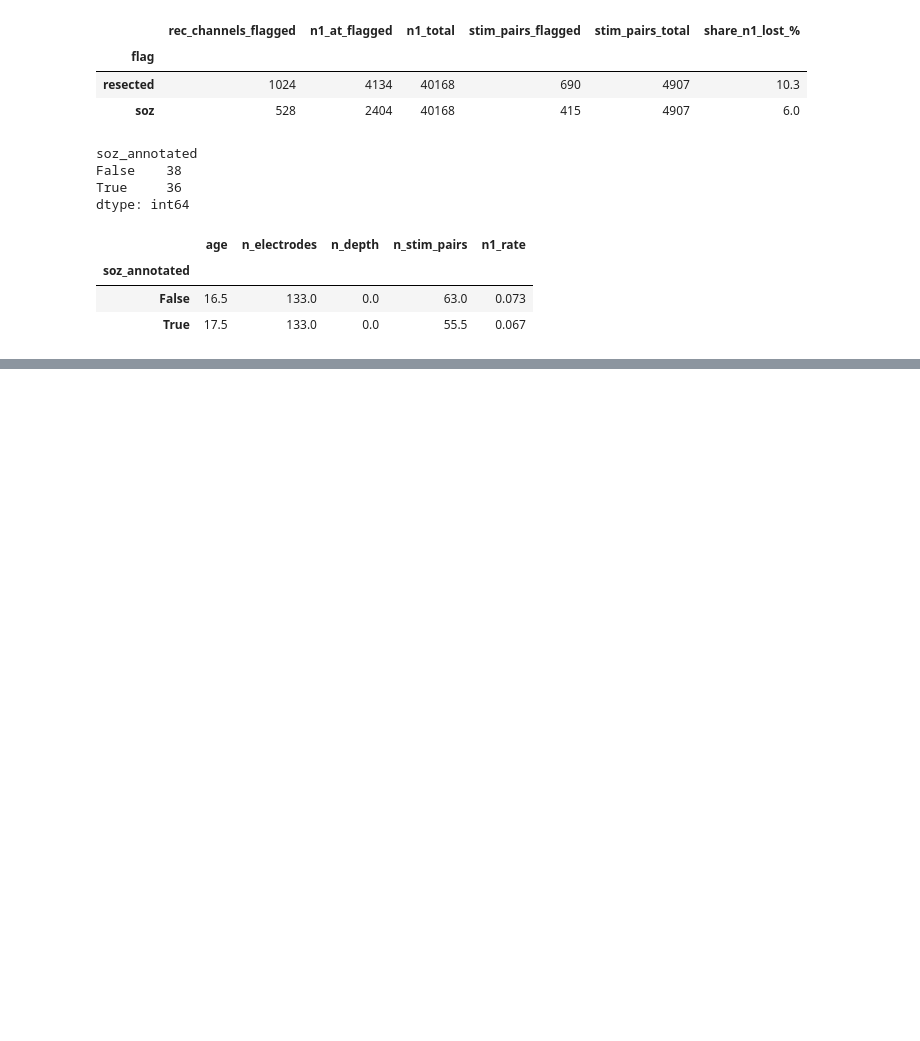
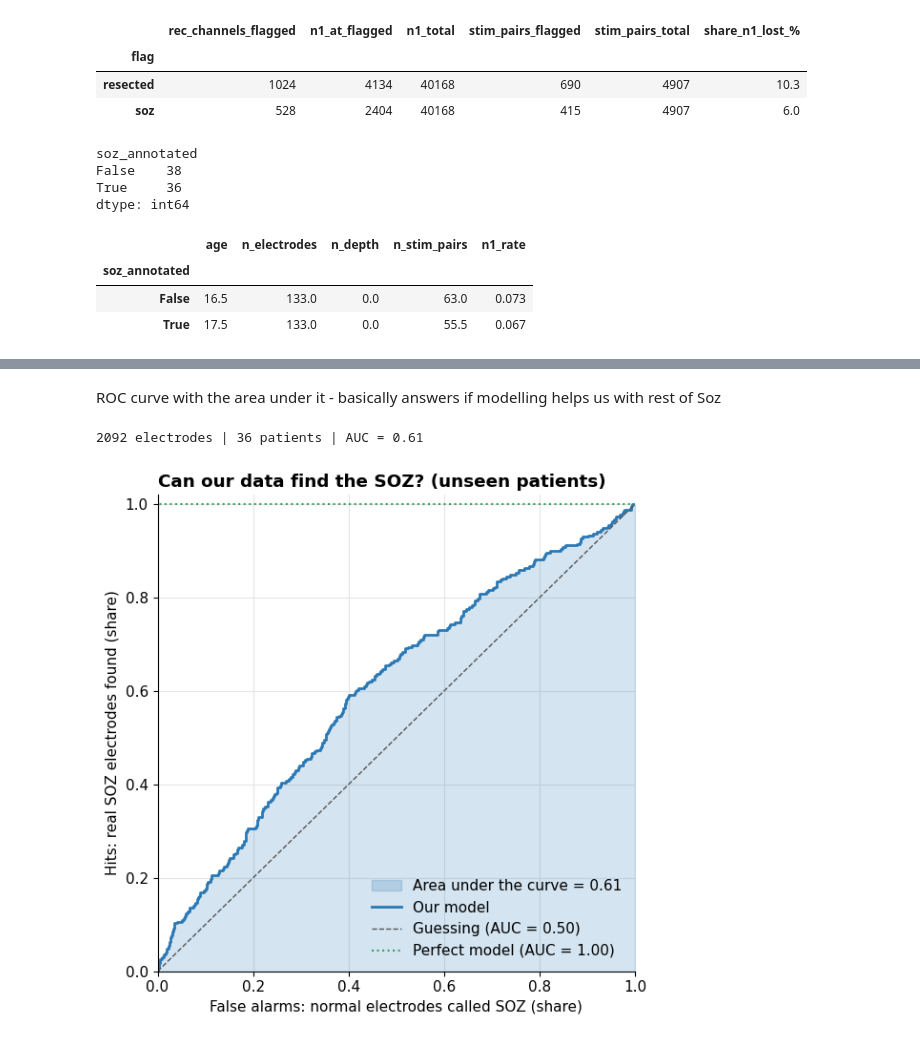
Before and after one commit to SriVidyaYeluripati/control-vs-strength, a Jupyter notebook: notebooks/Vid_sandbox.ipynb, the cells around one changed output, grey strips where cells are left out. Cells and saved outputs as stored; diff of their text form; code cells hidden in the pictures; blank space fills up the shorter version.

```diff
--- a/notebooks/Vid_sandbox.ipynb
+++ b/notebooks/Vid_sandbox.ipynb
@@ -171,0 +343,70 @@ dtype: int64
+# %% [markdown]
+ROC curve with the area under it -  basically answers if modelling helps us with rest of Soz
+# %%
+import warnings; warnings.filterwarnings("ignore")
+import matplotlib.pyplot as plt
+from sklearn.linear_model import LogisticRegression
+from sklearn.preprocessing import StandardScaler
+from sklearn.pipeline import make_pipeline
+from sklearn.model_selection import GroupKFold, cross_val_predict
+from sklearn.metrics import roc_curve, roc_auc_score
+
+# 1) three numbers per electrode
+feats = []
+for p in cc:
+    el = electrodes_tsv(p["id"], p["ses"]).set_index("name")
+    acc = {}
+    new = lambda: dict(rec_n=0, rec_hits=0, lat=[], stim_n=0, stim_hits=0)
+    for r in runs(p):
+        n1, tt = r["n1_peak_sample"], r["tt"]
+        has = ~np.isnan(n1)
+        for i, ch in enumerate(r["channel_names"]):          # as recording electrode
+            a = acc.setdefault(ch, new())
+            a["rec_n"] += n1.shape[1]
+            a["rec_hits"] += has[i].sum()
+            a["lat"] += list(tt[n1[i][has[i]].astype(int) - 1] * 1000)
+        for j, pair in enumerate(r["stimpair_names"]):       # as stimulated electrode
+            for e in pair.split("-"):
+                a = acc.setdefault(e, new())
+                a["stim_n"] += 1
+                a["stim_hits"] += has[:, j].sum()
+    for ch, a in acc.items():
+        if ch not in el.index:
+            continue
+        feats.append(dict(
+            patient=p["id"], soz=el.loc[ch, "soz"] == "yes", group=el.loc[ch, "group"],
+            in_rate=a["rec_hits"] / a["rec_n"] if a["rec_n"] else np.nan,
+            mean_lat=np.mean(a["lat"]) if a["lat"] else np.nan,
+            out_resp=a["stim_hits"] / a["stim_n"] if a["stim_n"] else np.nan,
+        ))
+F = pd.DataFrame(feats)
+
+# 2) only annotated patients, surface electrodes
+annotated = F.groupby("patient")["soz"].transform("any")
+D = F[annotated & (F["group"] != "depth")].dropna(subset=["in_rate", "mean_lat", "out_resp"])
+X = D[["in_rate", "mean_lat", "out_resp"]].values
+y = D["soz"].values
+
+# 3) model, always tested on unseen patients
+model = make_pipeline(StandardScaler(), LogisticRegression(class_weight="balanced"))
+prob = cross_val_predict(model, X, y, groups=D["patient"], cv=GroupKFold(5),
+                         method="predict_proba")[:, 1]
+auc = roc_auc_score(y, prob)
+print(len(D), "electrodes |", D["patient"].nunique(), "patients | AUC =", round(auc, 2))
+
+# 4) ROC curve
+fpr, tpr, _ = roc_curve(y, prob)
+fig, ax = plt.subplots(figsize=(6, 6))
+ax.fill_between(fpr, tpr, color="#2a78b5", alpha=0.2, label=f"Area under the curve = {auc:.2f}")
+ax.plot(fpr, tpr, color="#2a78b5", lw=2, label="Our model")
+ax.plot([0, 1], [0, 1], color="#555", ls="--", lw=1, label="Guessing (AUC = 0.50)")
+ax.plot([0, 0, 1], [0, 1, 1], color="#3a9d5d", ls=":", lw=1.5, label="Perfect model (AUC = 1.00)")
+ax.set_xlim(0, 1); ax.set_ylim(0, 1.02)
+ax.set_xlabel("False alarms: normal electrodes called SOZ (share)")
+ax.set_ylabel("Hits: real SOZ electrodes found (share)")
+ax.set_title("Can our data find the SOZ? (unseen patients)", loc="left", fontweight="bold")
+ax.legend(frameon=False, loc="lower right")
+plt.tight_layout(); plt.show()
+# %% [output]
+2092 electrodes | 36 patients | AUC = 0.61
+[figure, added]
```
Also changed, not shown: parts of 12 cells of this notebook.
